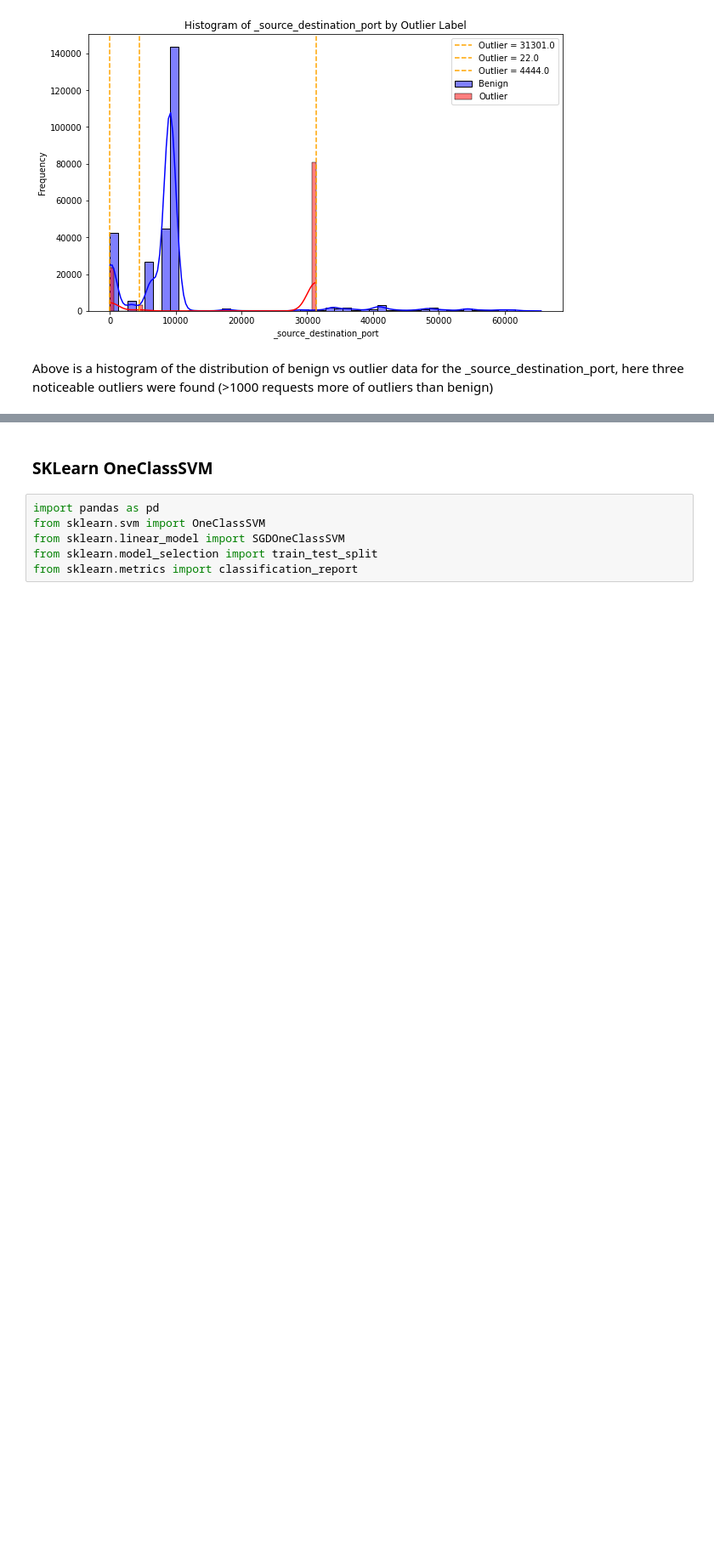
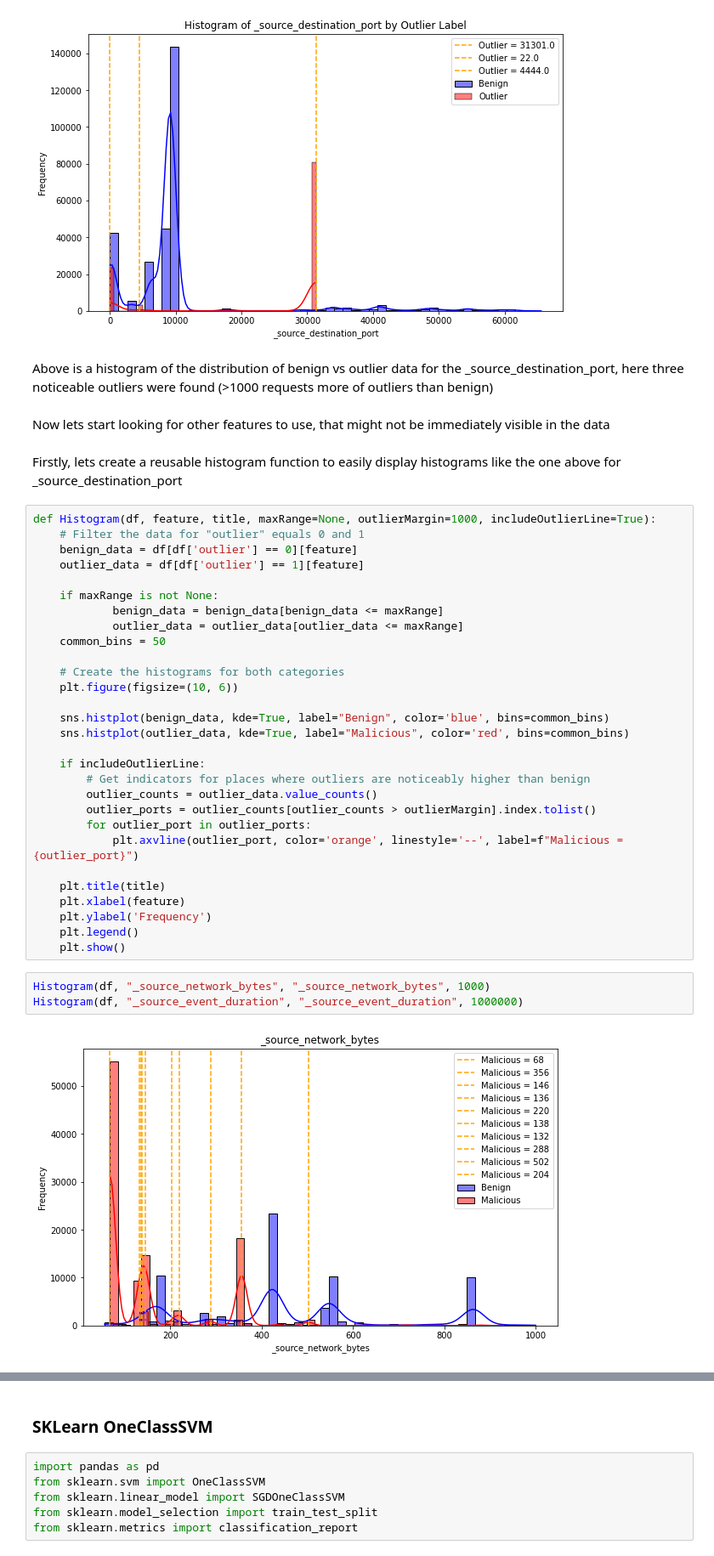
Before and after one commit to Fowthy/SueAI, a Jupyter notebook: SVM/OneClassSVM.ipynb, the cells around one changed output, grey strips where cells are left out. Shown at 85% size. Saved outputs shown, nothing was run; the diff lists cells and outputs as text; blank space fills up the shorter version.

Commit message:
Finished OneClassSVM EDA
the EDA now explores all features of the dataset in relation to OneClassSVM, and looks into squashing the data into flow records

```diff
--- a/SVM/OneClassSVM.ipynb
+++ b/SVM/OneClassSVM.ipynb
@@ -103,3 +100,41 @@ plt.show()
 [figure]
 # %% [markdown]
 Above is a histogram of the distribution of benign vs outlier data for the _source_destination_port, here three noticeable outliers were found (>1000 requests more of outliers than benign)
+# %% [markdown]
+Now lets start looking for other features to use, that might not be immediately visible in the data
+# %% [markdown]
+Firstly, lets create a reusable histogram function to easily display histograms like the one above for _source_destination_port
+# %%
+def Histogram(df, feature, title, maxRange=None, outlierMargin=1000, includeOutlierLine=True):
+    # Filter the data for "outlier" equals 0 and 1
+    benign_data = df[df['outlier'] == 0][feature]
+    outlier_data = df[df['outlier'] == 1][feature]
+
+    if maxRange is not None:
+            benign_data = benign_data[benign_data <= maxRange]
+            outlier_data = outlier_data[outlier_data <= maxRange]
+    common_bins = 50
+
+    # Create the histograms for both categories
+    plt.figure(figsize=(10, 6))
+
+    sns.histplot(benign_data, kde=True, label="Benign", color='blue', bins=common_bins)
+    sns.histplot(outlier_data, kde=True, label="Malicious", color='red', bins=common_bins)
+
+    if includeOutlierLine:
+        # Get indicators for places where outliers are noticeably higher than benign
+        outlier_counts = outlier_data.value_counts()
+        outlier_ports = outlier_counts[outlier_counts > outlierMargin].index.tolist()
+        for outlier_port in outlier_ports:
+            plt.axvline(outlier_port, color='orange', linestyle='--', label=f"Malicious = {outlier_port}")
+
+    plt.title(title)
+    plt.xlabel(feature)
+    plt.ylabel('Frequency')
+    plt.legend()
+    plt.show()
+# %%
+Histogram(df, "_source_network_bytes", "_source_network_bytes", 1000)
+Histogram(df, "_source_event_duration", "_source_event_duration", 1000000)
+# %% [output]
+[figure, added]
```
Also changed, not shown: parts of 50 cells of this notebook.
